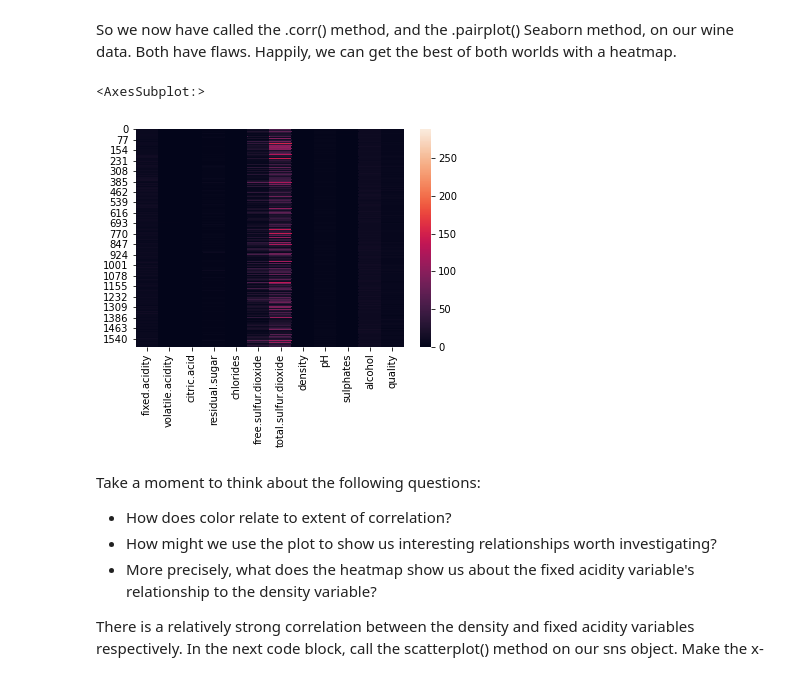
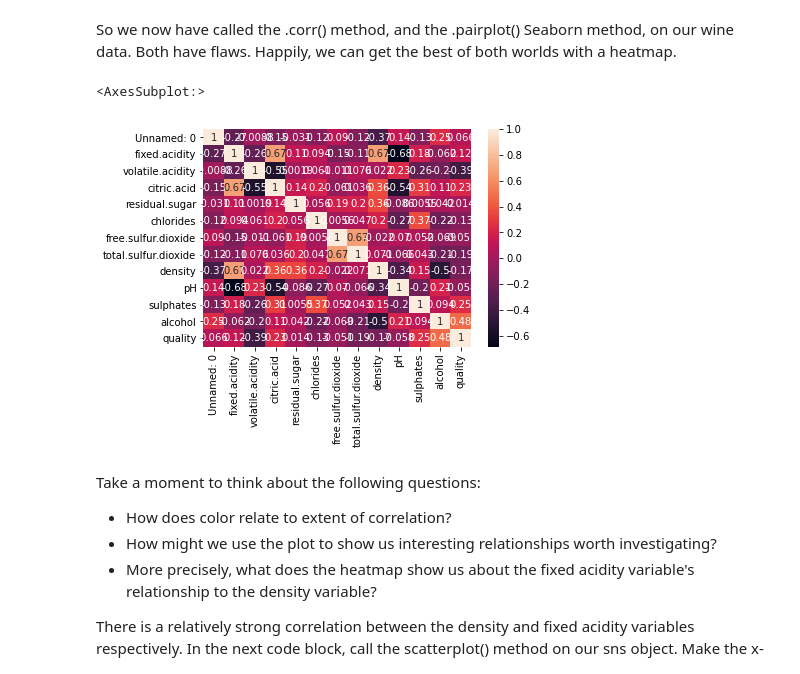
Before and after one commit to squareleaf/SpringboardDS, a Jupyter notebook: Linear regression - case study/Springboard Regression Case Study - the Red Wine Dataset - Tier 3.ipynb, the cells around one changed output. Cells and saved outputs as stored; diff of their text form; code cells hidden in the pictures.

```diff
--- a/Linear regression - case study/Springboard Regression Case Study - the Red Wine Dataset - Tier 3.ipynb
+++ b/Linear regression - case study/Springboard Regression Case Study - the Red Wine Dataset - Tier 3.ipynb
@@ -218,11 +218,10 @@ Here's a couple things you might have noticed:
 So we now have called the .corr() method, and the .pairplot() Seaborn method, on our wine data. Both have flaws. Happily, we can get the best of both worlds with a heatmap.
 # %%
 # Make a heatmap of the data
-modRedWine = RedWine.iloc[:, 1:]
-sns.heatmap(modRedWine)
+sns.heatmap(RedWine.corr(method='pearson', min_periods=1), annot=True)
 # %% [output]
 <AxesSubplot:>
-[figure, old version]
+[figure, new version]
 # %% [markdown]
 Take a moment to think about the following questions:
 - How does color relate to extent of correlation?
```
Also changed, not shown: parts of 15 cells of this notebook.
